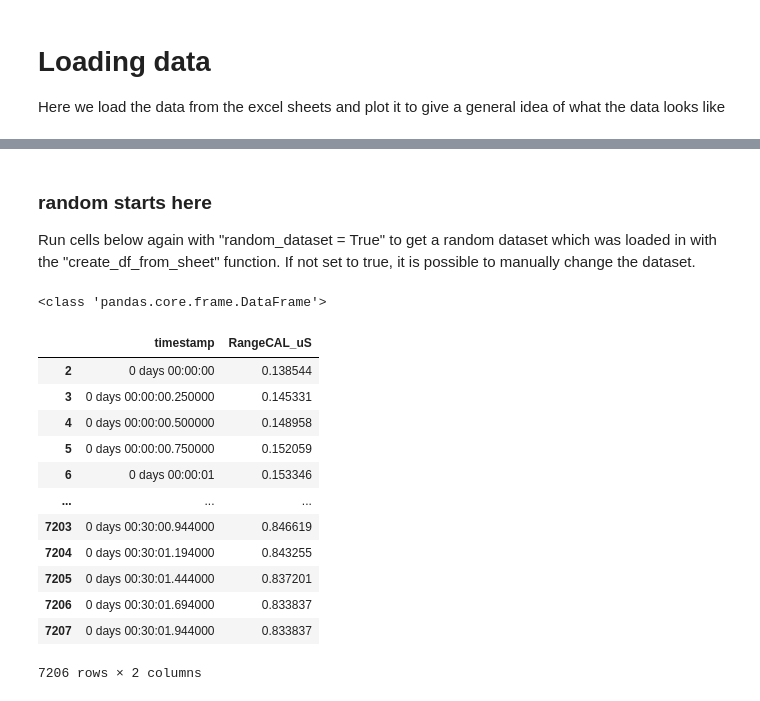
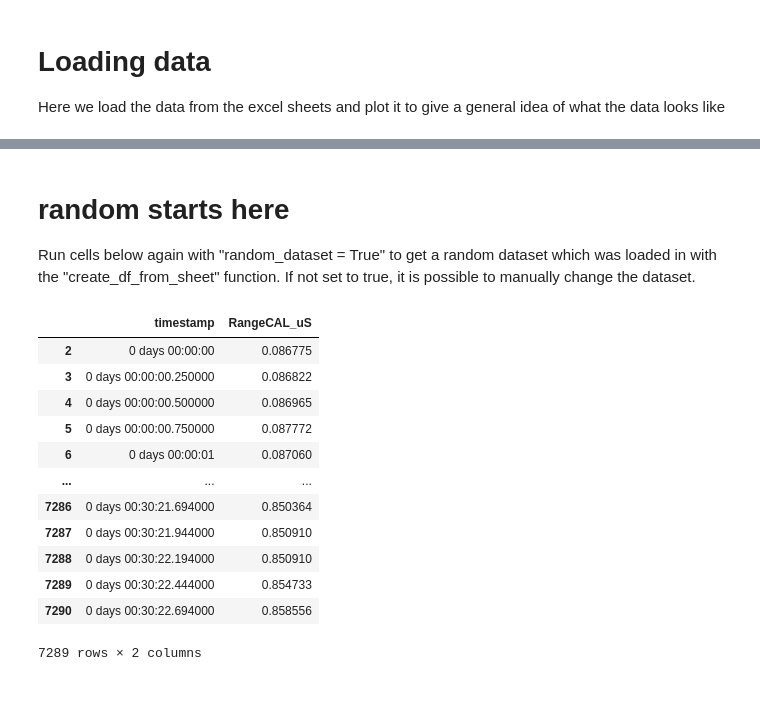
Before and after one commit to Inn0/STP1StressVisualisation, a Jupyter notebook: StressThreshold.ipynb, the cells around one changed output, grey strips where cells are left out. Cells and saved outputs as stored; diff of their text form; code cells hidden in the pictures.

```diff
--- a/StressThreshold.ipynb
+++ b/StressThreshold.ipynb
@@ -136,35 +77,34 @@ Here we select a dataset to use and split it up to do further processing on. We
 # %% [markdown]
-### random starts here
+# random starts here
 Run cells below again with "random_dataset = True" to get a random dataset which was loaded in with the "create_df_from_sheet" function. If not set to true, it is possible to manually change the dataset.
 # %%
 from sklearn.preprocessing import MinMaxScaler
 scaler = MinMaxScaler()
 
-random_dataset = True
+random_dataset = False
 
 dfTemp= datasetArray[0]
 if(random_dataset):
     dfTemp =  np.random.choice(datasetArray)
     print(type(dfTemp))
 
-dfTemp['RangeCAL_uS'] = scaler.fit_transform(dfTemp[['RangeCAL_uS']]) # scale the data so it is all values between 0 and 1 for consistency
+dfTemp['RangeCAL_uS'] = scaler.fit_transform(dfTemp[['RangeCAL_uS']])
 
 # df1_1 = dfTemp.iloc[:, [0, 1]] # calibration value, unused
 df1_2 = dfTemp.iloc[:, [0, 2]]
 # df1_3 = dfTemp.iloc[:, [0, 3]] # secondary sensor with basically the same values as the first, but with inverted values. unused.
 df1_2
 # %% [output]
+|  | timestamp | RangeCAL_uS |
+| 2 | 0 days 00:00:00 | 0.086775 |
+| 3 | 0 days 00:00:00.250000 | 0.086822 |
+| 4 | 0 days 00:00:00.500000 | 0.086965 |
+| 5 | 0 days 00:00:00.750000 | 0.087772 |
+| 6 | 0 days 00:00:01 | 0.087060 |
+| ... | ... | ... |
+| 7286 | 0 days 00:30:21.694000 | 0.850364 |
+| 7287 | 0 days 00:30:21.944000 | 0.850910 |
+| 7288 | 0 days 00:30:22.194000 | 0.850910 |
+| 7289 | 0 days 00:30:22.444000 | 0.854733 |
+| 7290 | 0 days 00:30:22.694000 | 0.858556 |
-<class 'pandas.core.frame.DataFrame'>
+7289 rows × 2 columns
-|  | timestamp | RangeCAL_uS |
-| 2 | 0 days 00:00:00 | 0.138544 |
-| 3 | 0 days 00:00:00.250000 | 0.145331 |
-| 4 | 0 days 00:00:00.500000 | 0.148958 |
-| 5 | 0 days 00:00:00.750000 | 0.152059 |
-| 6 | 0 days 00:00:01 | 0.153346 |
-| ... | ... | ... |
-| 7203 | 0 days 00:30:00.944000 | 0.846619 |
-| 7204 | 0 days 00:30:01.194000 | 0.843255 |
-| 7205 | 0 days 00:30:01.444000 | 0.837201 |
-| 7206 | 0 days 00:30:01.694000 | 0.833837 |
-| 7207 | 0 days 00:30:01.944000 | 0.833837 |
-7206 rows × 2 columns
```
Also changed, not shown: parts of 45 cells of this notebook.
